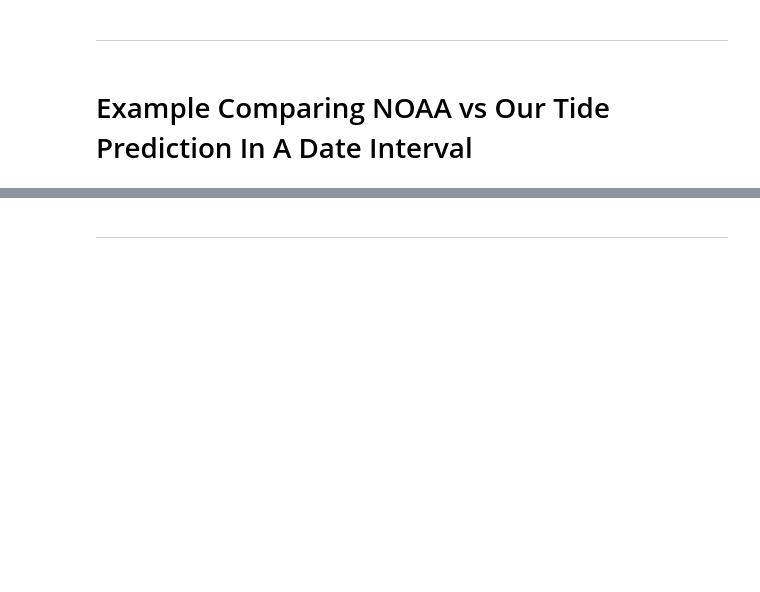
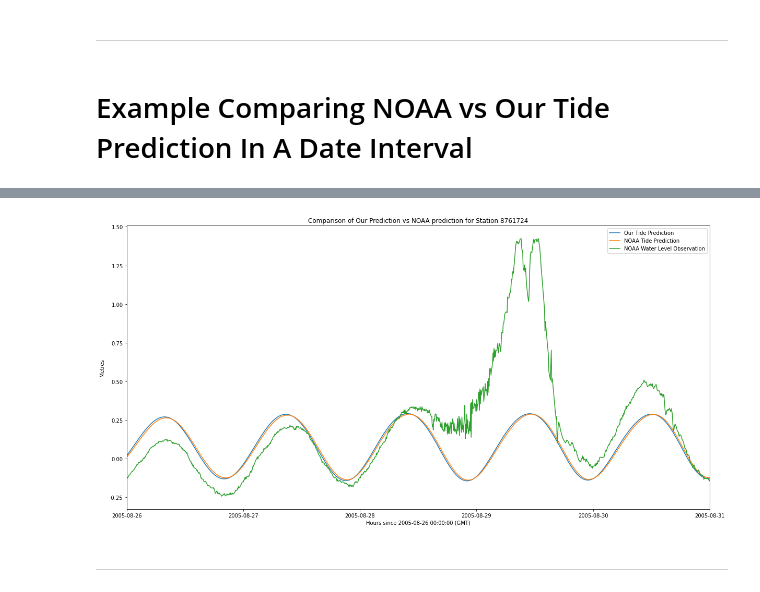
Before and after one commit to clawpack/apps, a Jupyter notebook: notebooks/geoclaw/Tide_Module_Examples.ipynb, the cells around one changed output, grey strips where cells are left out. Saved outputs shown, nothing was run; the diff lists cells and outputs as text; code cells hidden in the pictures; blank space fills up the shorter version.

```diff
--- a/notebooks/geoclaw/Tide_Module_Examples.ipynb
+++ b/notebooks/geoclaw/Tide_Module_Examples.ipynb
@@ -78,11 +94,12 @@ plt.show()
 # Example Comparing NOAA vs Our Tide Prediction In A Date Interval
 # %%
 #Station Information
-stationID = '8518750'
+station_id = '8761724'
+datum = 'MTL'
 
 #Beginning and End Dates
-beg_date = datetime.datetime(2017,10,1,0,0)
-end_date = datetime.datetime(2017,10,2,0,0)
+beg_date = datetime.datetime(2005, 8, 26)
+end_date = datetime.datetime(2005, 8, 31)
 
 #Predict Tide
-predicted_tide = tide.predict_tide(stationID, beg_date, end_date)
+predicted_tide = tide.predict_tide(station_id, beg_date, end_date, datum='MTL')
@@ -93,3 +111,3 @@ predicted_tide = tide.predict_tide(stationID, beg_date, end_date)
 # %%
-times, NOAA_observed_water_lvl = tide.retrieve_water_levels(stationID, beg_date, end_date)
-NOAA_predicted_tide = tide.retrieve_predicted_tide(stationID, beg_date, end_date)
+#Retrieve NOAA Tide Data
+times, NOAA_observed_water_lvl, NOAA_predicted_tide = tide.fetch_noaa_tide_data(station_id, beg_date, end_date, datum='MTL')
@@ -96,13 +117,15 @@ NOAA_predicted_tide = tide.retrieve_predicted_tide(stationID, beg_date, end_date
 # %%
 #Plot Comparisons
 plt.figure(figsize=(20,10))
 plt.plot(times, predicted_tide, "-", label="Our Tide Prediction")
 plt.plot(times, NOAA_predicted_tide, "-", label="NOAA Tide Prediction")
 plt.plot(times, NOAA_observed_water_lvl, "-", label="NOAA Water Level Observation")
 plt.xlabel('Hours since ' + str(beg_date) + ' (GMT)')
 plt.ylabel('Metres'), plt.margins(x=0), plt.legend(loc = 'best')
-plt.title('Comparison of Our Prediction vs NOAA prediction for Station {}'.format(stationID))
+plt.title('Comparison of Our Prediction vs NOAA prediction for Station {}'.format(station_id))
 plt.show()
+# %% [output]
+[figure, added]
 # %% [markdown]
 *******************************************************************************************************************
 # %% [markdown]
```
Also changed, not shown: parts of 17 cells of this notebook.
